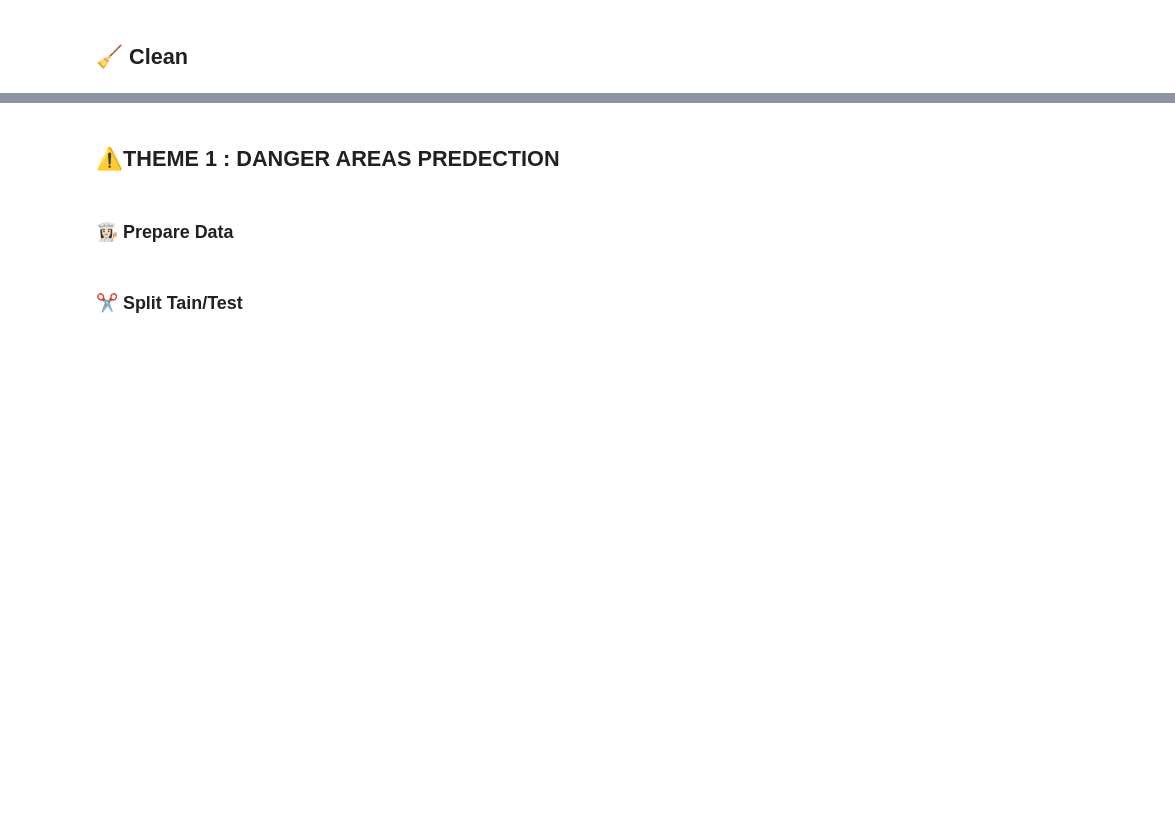
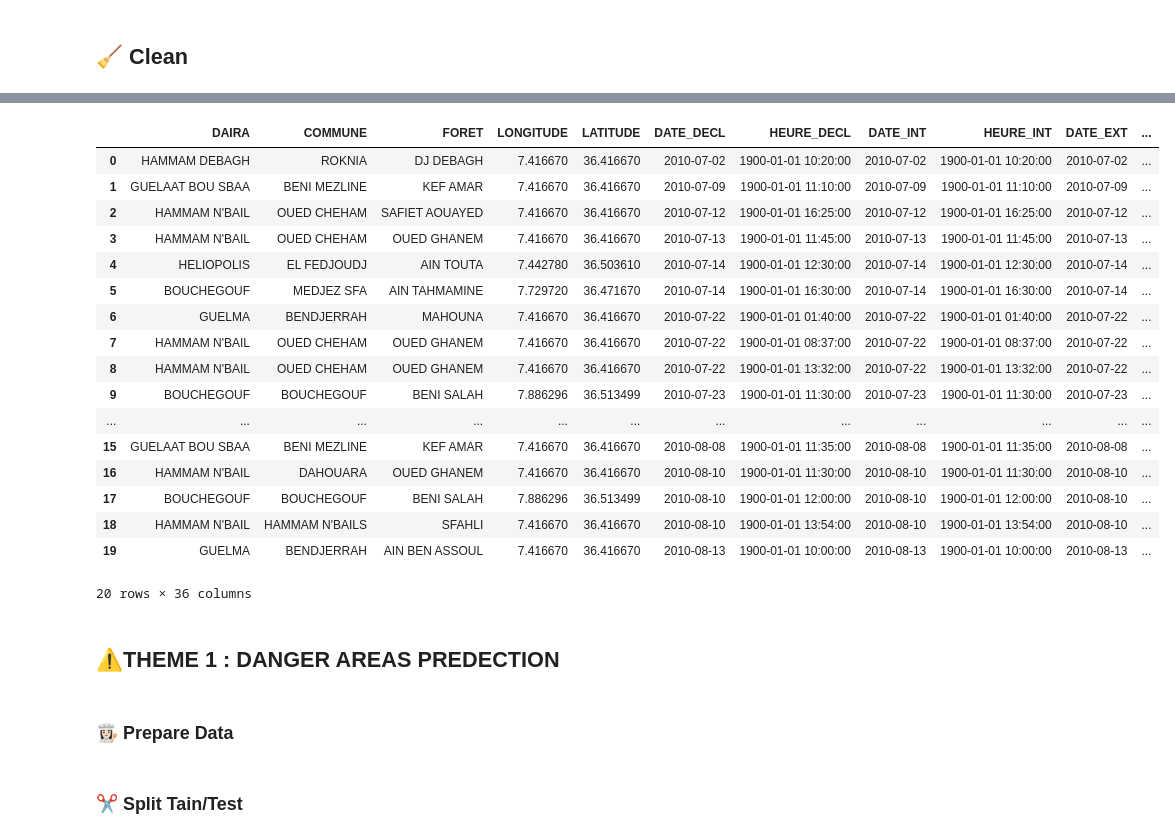
Before and after one commit to Lamouri-Yakoub/PROJECT-FIRE, a Jupyter notebook: Pipeline/model_creation.ipynb, the cells around one changed output, grey strips where cells are left out. Cells and saved outputs as stored; diff of their text form; code cells hidden in the pictures; blank space fills up the shorter version.

```diff
--- a/Pipeline/model_creation.ipynb
+++ b/Pipeline/model_creation.ipynb
@@ -594,0 +629,21 @@ df9.drop(columns=['CART_NAME'], inplace=True)
+# %%
+df9.head(20)
+# %% [output]
+|  | DAIRA | COMMUNE | FORET | LONGITUDE | LATITUDE | DATE_DECL | HEURE_DECL | DATE_INT | HEURE_INT | DATE_EXT | ... |
+| 0 | HAMMAM DEBAGH | ROKNIA | DJ DEBAGH | 7.416670 | 36.416670 | 2010-07-02 | 1900-01-01 10:20:00 | 2010-07-02 | 1900-01-01 10:20:00 | 2010-07-02 | ... |
+| 1 | GUELAAT BOU SBAA | BENI MEZLINE | KEF AMAR | 7.416670 | 36.416670 | 2010-07-09 | 1900-01-01 11:10:00 | 2010-07-09 | 1900-01-01 11:10:00 | 2010-07-09 | ... |
+| 2 | HAMMAM N'BAIL | OUED CHEHAM | SAFIET AOUAYED | 7.416670 | 36.416670 | 2010-07-12 | 1900-01-01 16:25:00 | 2010-07-12 | 1900-01-01 16:25:00 | 2010-07-12 | ... |
+| 3 | HAMMAM N'BAIL | OUED CHEHAM | OUED GHANEM | 7.416670 | 36.416670 | 2010-07-13 | 1900-01-01 11:45:00 | 2010-07-13 | 1900-01-01 11:45:00 | 2010-07-13 | ... |
+| 4 | HELIOPOLIS | EL FEDJOUDJ | AIN TOUTA | 7.442780 | 36.503610 | 2010-07-14 | 1900-01-01 12:30:00 | 2010-07-14 | 1900-01-01 12:30:00 | 2010-07-14 | ... |
+| 5 | BOUCHEGOUF | MEDJEZ SFA | AIN TAHMAMINE | 7.729720 | 36.471670 | 2010-07-14 | 1900-01-01 16:30:00 | 2010-07-14 | 1900-01-01 16:30:00 | 2010-07-14 | ... |
+| 6 | GUELMA | BENDJERRAH | MAHOUNA | 7.416670 | 36.416670 | 2010-07-22 | 1900-01-01 01:40:00 | 2010-07-22 | 1900-01-01 01:40:00 | 2010-07-22 | ... |
+| 7 | HAMMAM N'BAIL | OUED CHEHAM | OUED GHANEM | 7.416670 | 36.416670 | 2010-07-22 | 1900-01-01 08:37:00 | 2010-07-22 | 1900-01-01 08:37:00 | 2010-07-22 | ... |
+| 8 | HAMMAM N'BAIL | OUED CHEHAM | OUED GHANEM | 7.416670 | 36.416670 | 2010-07-22 | 1900-01-01 13:32:00 | 2010-07-22 | 1900-01-01 13:32:00 | 2010-07-22 | ... |
+| 9 | BOUCHEGOUF | BOUCHEGOUF | BENI SALAH | 7.886296 | 36.513499 | 2010-07-23 | 1900-01-01 11:30:00 | 2010-07-23 | 1900-01-01 11:30:00 | 2010-07-23 | ... |
+| ... | ... | ... | ... | ... | ... | ... | ... | ... | ... | ... | ... |
+| 15 | GUELAAT BOU SBAA | BENI MEZLINE | KEF AMAR | 7.416670 | 36.416670 | 2010-08-08 | 1900-01-01 11:35:00 | 2010-08-08 | 1900-01-01 11:35:00 | 2010-08-08 | ... |
+| 16 | HAMMAM N'BAIL | DAHOUARA | OUED GHANEM | 7.416670 | 36.416670 | 2010-08-10 | 1900-01-01 11:30:00 | 2010-08-10 | 1900-01-01 11:30:00 | 2010-08-10 | ... |
+| 17 | BOUCHEGOUF | BOUCHEGOUF | BENI SALAH | 7.886296 | 36.513499 | 2010-08-10 | 1900-01-01 12:00:00 | 2010-08-10 | 1900-01-01 12:00:00 | 2010-08-10 | ... |
+| 18 | HAMMAM N'BAIL | HAMMAM N'BAILS | SFAHLI | 7.416670 | 36.416670 | 2010-08-10 | 1900-01-01 13:54:00 | 2010-08-10 | 1900-01-01 13:54:00 | 2010-08-10 | ... |
+| 19 | GUELMA | BENDJERRAH | AIN BEN ASSOUL | 7.416670 | 36.416670 | 2010-08-13 | 1900-01-01 10:00:00 | 2010-08-13 | 1900-01-01 10:00:00 | 2010-08-13 | ... |
+20 rows × 36 columns
```
Also changed, not shown: parts of 13 cells of this notebook, 37 other files.
